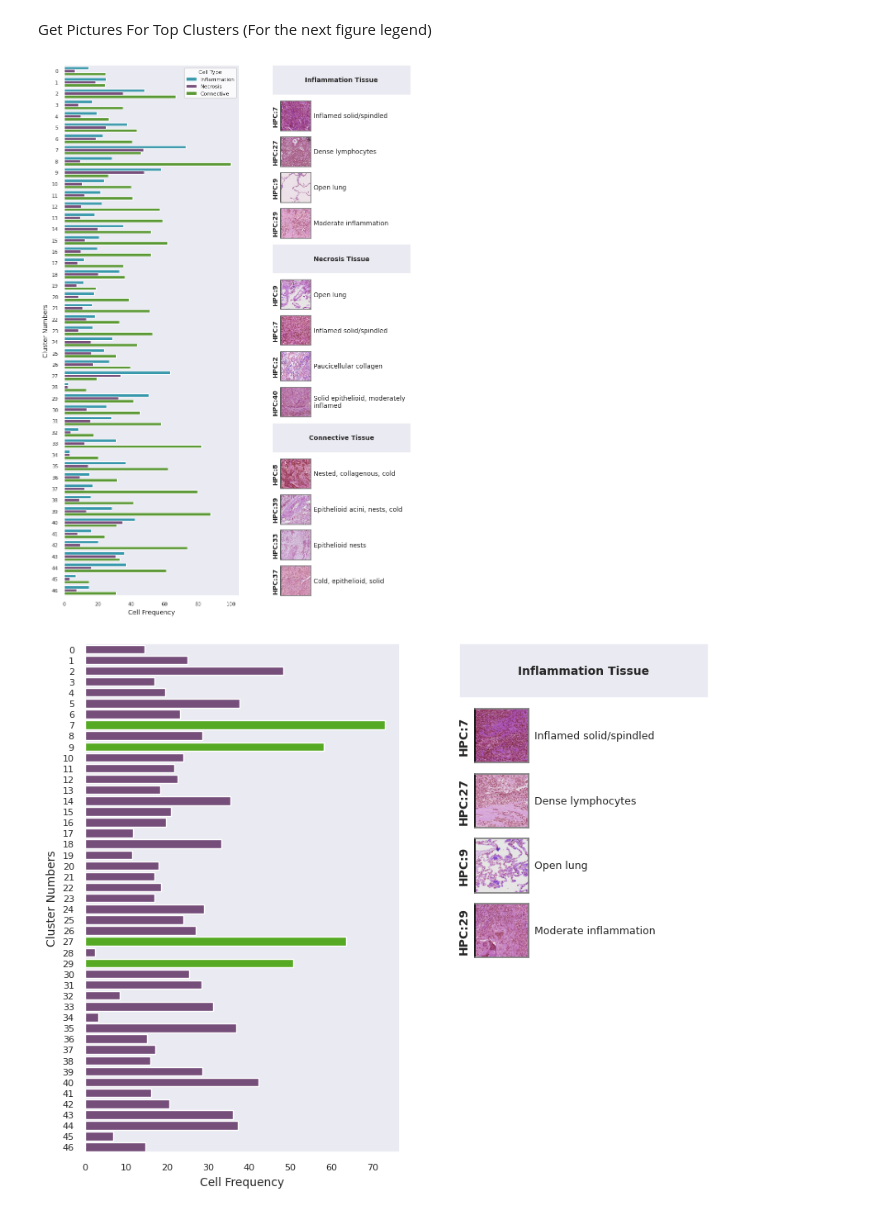
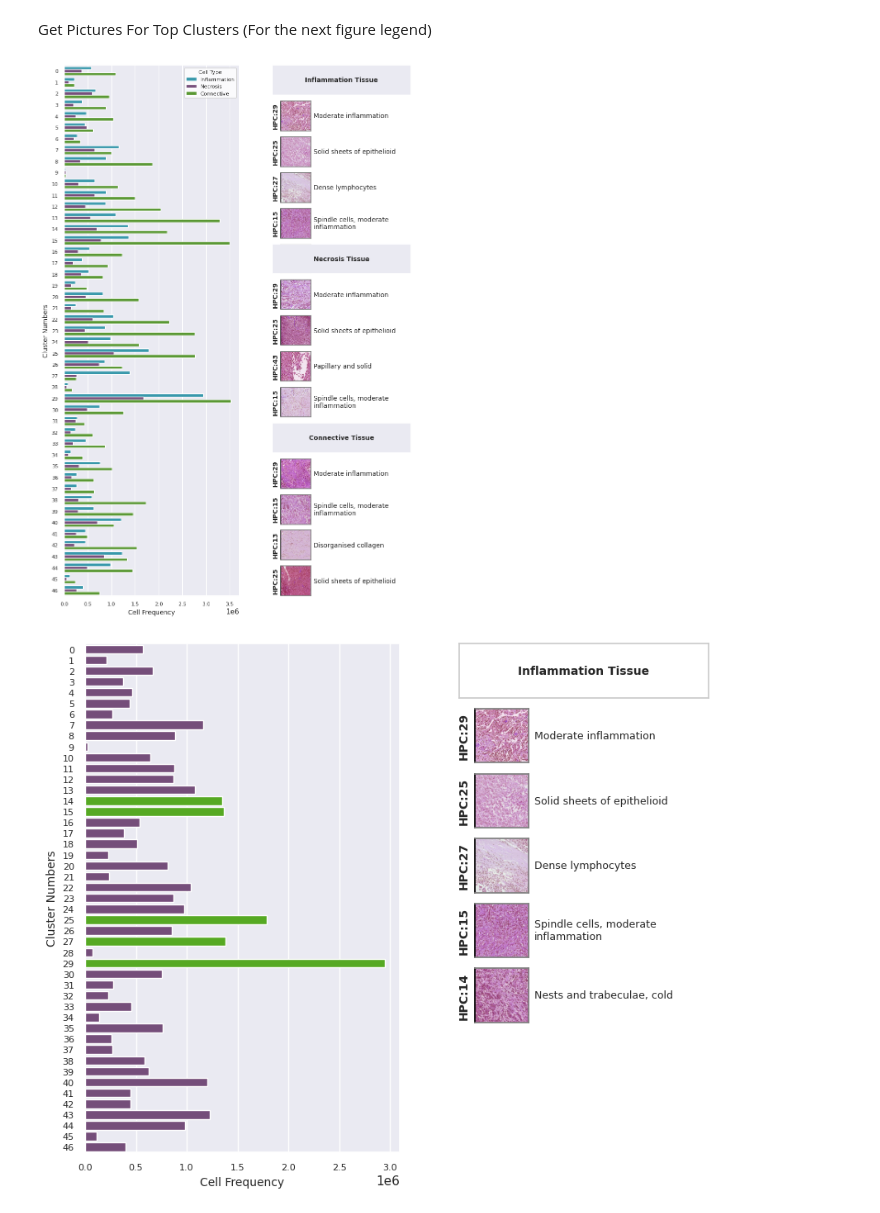
Before and after one commit to FarzanehSeyedshahi/Histomorphological-Phenotype-Learning, a Jupyter notebook: workflow/hovernet.ipynb, the cells around one changed output. Saved outputs shown, nothing was run; the diff lists cells and outputs as text; code cells hidden in the pictures.

Commit message:
adding more hovernet figures + dataset

```diff
--- a/workflow/hovernet.ipynb
+++ b/workflow/hovernet.ipynb
@@ -205,0 +258,3 @@ Group By Slides DataFrame by Clusters
+# %%
+plotting_dfs = pd.read_csv('/nfs/home/users/fshahi/Projects/Histomorphological-Phenotype-Learning/results/BarlowTwins_3/Meso/h224_w224_n3_zdim128/750K/nuc_types_hovernet_clusters.csv')
+plotting_dfs
@@ -206,5 +279,6 @@ Group By Slides DataFrame by Clusters
 # %%
-plotting_dfs = df.drop('slides', axis=1)
+# plotting_dfs = df.drop('slides', axis=1)
+sns.set(style="darkgrid")
 plotting_dfs = plotting_dfs.groupby('leiden_2.0')
 tiles_per_cluster = [len(plotting_dfs.get_group(i)) for i in plotting_dfs.groups]
 plotting_dfs = plotting_dfs.sum()
@@ -223,8 +299,7 @@ for i, col in enumerate(['mean_inflammation', 'mean_necrosis', 'mean_connective'
 # %% [markdown]
 Get Pictures For Top Clusters (For the next figure legend)
 # %%
-
-top_5_inflammation = temp.sort_values(by='mean_inflammation', ascending=False).head(4)
+top_5_inflammation = temp.sort_values(by='mean_inflammation', ascending=False).head(5)
 top_5_necrosis = temp.sort_values(by='mean_necrosis', ascending=False).head(4)
 top_5_connective = temp.sort_values(by='mean_connective', ascending=False).head(4)
 
@@ -314,7 +389,7 @@ for class_ in ['mean_inflammation', 'mean_necrosis', 'mean_connective']:
                     horizontalalignment="left", verticalalignment="center", size="small", )
 plt.show()
 # %% [output]
-[figure, old version]
+[figure, new version]
 # %%
 ncol, nrow = 10, 8
 fig = plt.figure(figsize=(ncol, nrow))
@@ -338,7 +413,6 @@ ax.set_ylabel("Cluster Numbers",fontsize=10)
 
 
 import textwrap
-sns.set_style("dark")
 annotations = pd.read_csv('{}/files/meso_annotations_750K.csv'.format(main_path), index_col=0).reset_index()
 title = 'Inflammation Tissue'
 i = 0
@@ -349,32 +423,32 @@ pos = ax.get_position()
 ax.set_position([pos.x0-.02, pos.y0, pos.width, pos.height])
 i += 1
 
 for (image, cluster_number) in im_list:
 
     ax = fig.add_subplot(gs[i, j:])
     if image is not None:
         ax.imshow(image)
     else:
         cluster_number = cluster_number.split('_')[0]
     ax.set(xticks=[], yticks=[])
     i += 1
 
     ax.set_ylabel('HPC:{}'.format(cluster_number), fontdict=dict(weight='bold', size=10))
     ax.set_axis_on()
     ax.spines['left'].set_color('black')
     ax.spines['right'].set_color('gray')
     ax.spines['top'].set_color('gray')
     ax.spines['bottom'].set_color('gray')
     pos = ax.get_position()
     ax.set_position([pos.x0-.08, pos.y0, pos.width, pos.height])
 
 
     annotation_text = textwrap.fill(annotations[annotations['HPC']==int(cluster_number)]['Summary'].values[0], 30)
     label_text = annotation_text
     ax.text(1.1, .5, label_text,
                 transform=ax.transAxes,
                 horizontalalignment="left", verticalalignment="center", size="9" )
 plt.show()
-fig.savefig('{}/inflammation_tissue.png'.format(figure_path))
+# fig.savefig('{}/inflammation_tissue.png'.format(figure_path))
 # %% [output]
-[figure, old version]
+[figure, new version]
```
Also changed, not shown: parts of 5 cells of this notebook, 1 other file.
